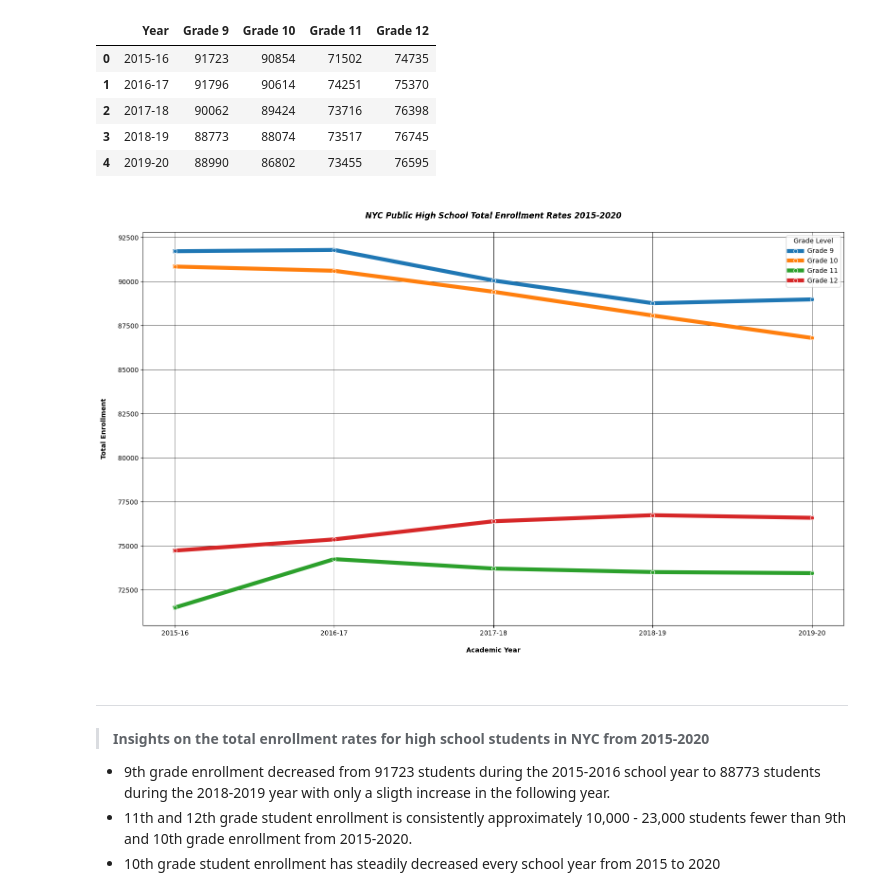
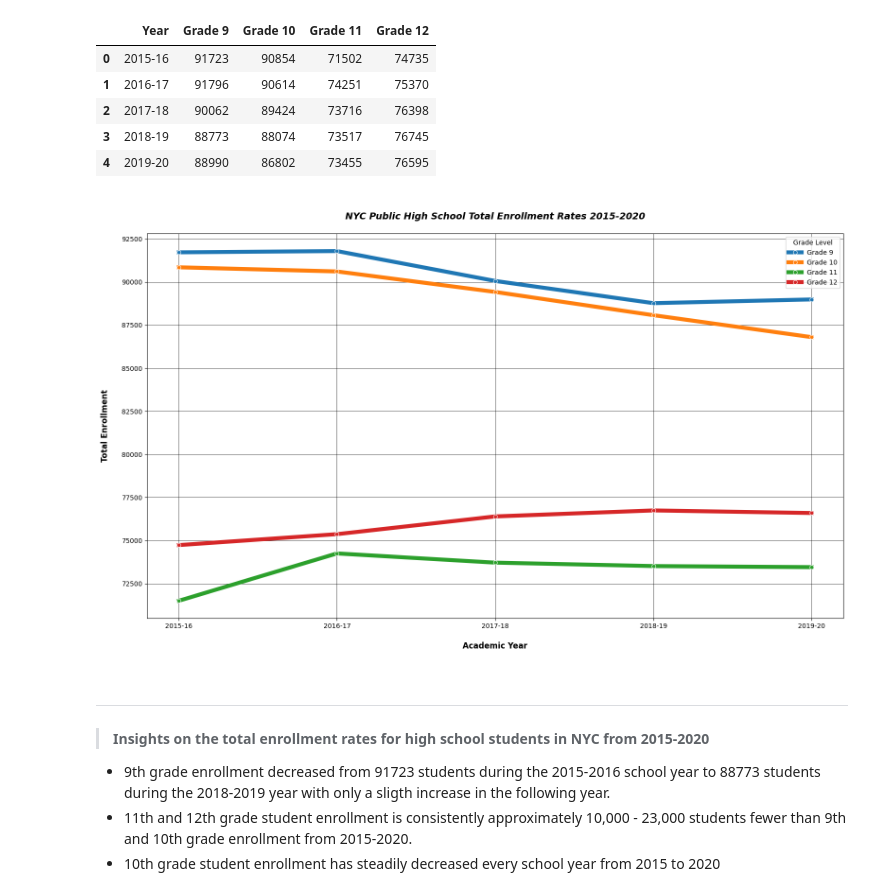
Before and after one commit to thetechleila/NYC-Public-Schools-EDA-Pre-and-Post-Pandemic, a Jupyter notebook: code/eda.ipynb, the cells around one changed output. Saved outputs shown, nothing was run; the diff lists cells and outputs as text; code cells hidden in the pictures.

```diff
--- a/code/eda.ipynb
+++ b/code/eda.ipynb
@@ -708,27 +712,27 @@ hs_enrollment_df
 # %%
 # Melt hs enrollment df into long format
 df_melt = hs_enrollment_df.melt(id_vars="Year",
                                    var_name="Grade",
                                    value_name="Enrollment")
 
 
 #Visualize Total NYC High School Student Enrollment 2015-2020
 
 plt.figure(figsize=(16, 10))
 sns.lineplot(data=df_melt, x="Year", y="Enrollment", hue="Grade", marker="o", linewidth = 6.0)
 plt.title("\nNYC Public High School Total Enrollment Rates 2015-2020\n",
-          weight="bold", style="italic")
+          weight="bold", style="italic", fontsize =14)
 
 #Plot labels and customizations
-plt.xlabel("\nAcademic Year\n", weight='bold' )
-plt.ylabel("Total Enrollment\n", weight='bold')
+plt.xlabel("\nAcademic Year\n", weight='bold', fontsize=12 )
+plt.ylabel("Total Enrollment\n", weight='bold', fontsize=12)
 plt.grid(color="black", linewidth=0.5)
 plt.legend(title="Grade Level")
 
 plt.tight_layout()
 plt.show()
 # %% [output]
-[figure, old version]
+[figure, new version]
 # %% [markdown]
 ___
 > **Insights on the total enrollment rates for high school students in NYC from 2015-2020**
```
Also changed, not shown: parts of 3 cells of this notebook.
